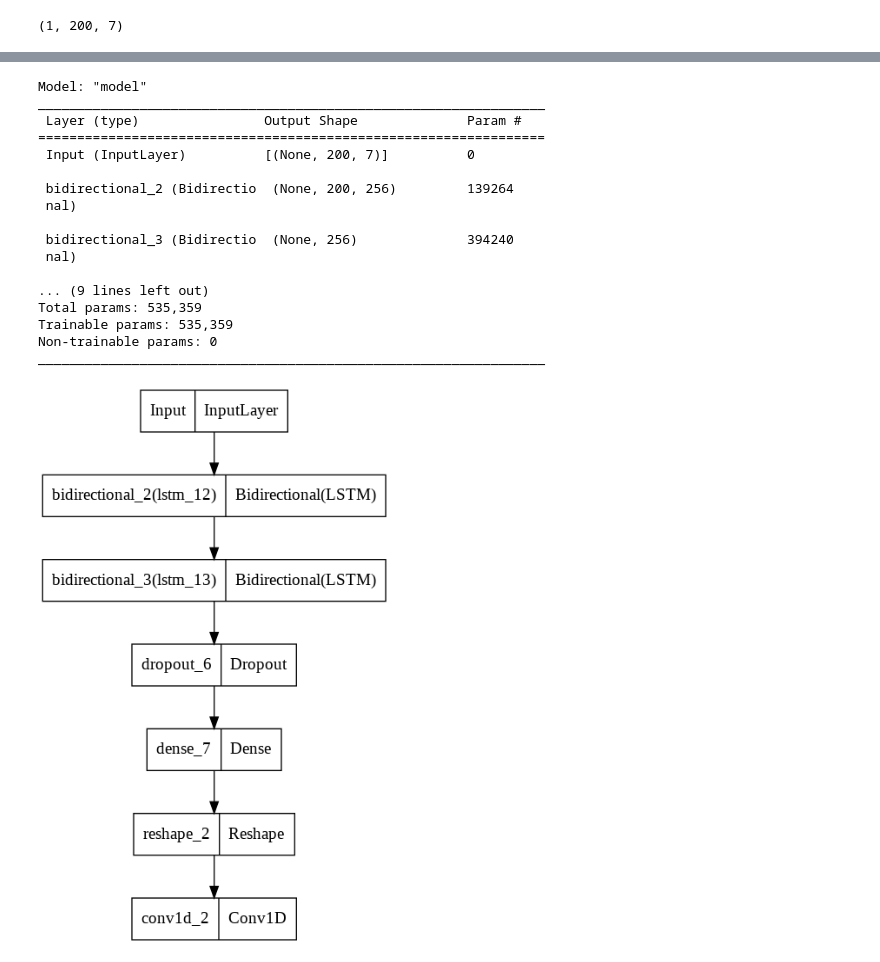
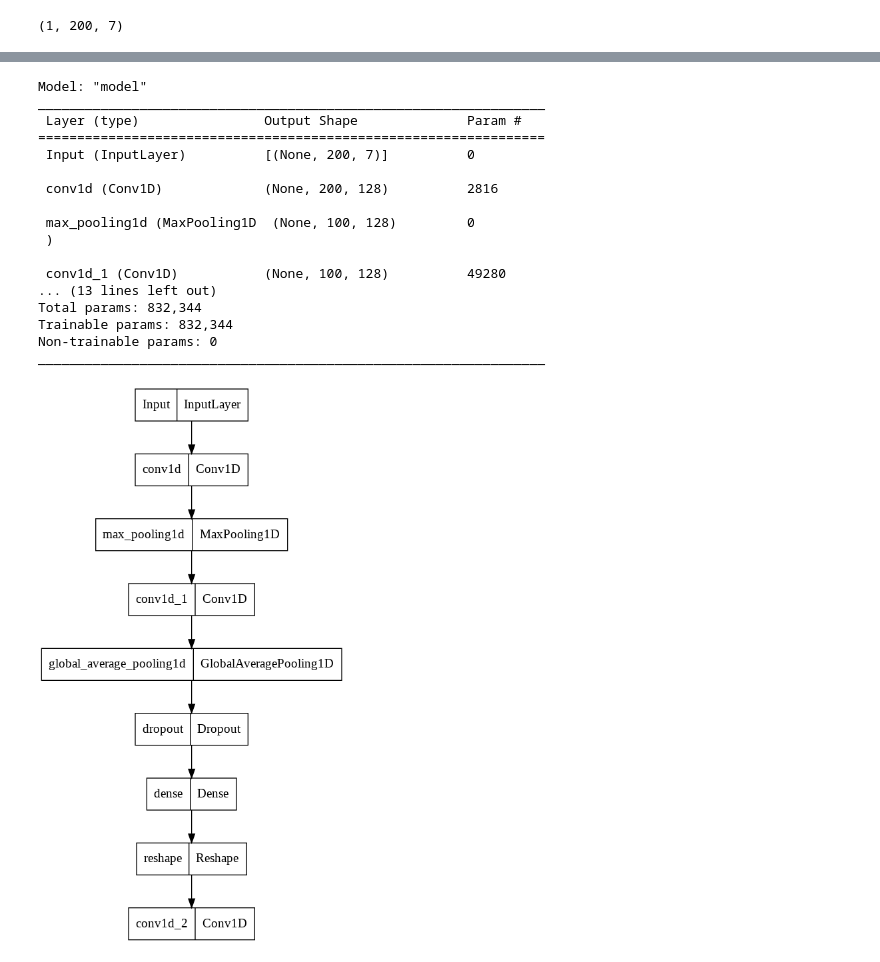
Before and after one commit to alice202122/2competitionDL, a Jupyter notebook: BiLSTM_fc.ipynb, the cells around one changed output, grey strips where cells are left out. Saved outputs shown, nothing was run; the diff lists cells and outputs as text; code cells hidden in the pictures.

```diff
--- a/BiLSTM_fc.ipynb
+++ b/BiLSTM_fc.ipynb
@@ -171,6 +173,6 @@ def build_sequences(df, target_labels=['Sponginess'], window=200, stride=40, tel
 # %%
 target_labels = dataset.columns
-telescope = 1
+telescope = 864
 # %%
 X_train, y_train = build_sequences(X_train_raw, target_labels, window, stride, telescope)
 X_test, y_test = build_sequences(X_test_raw, target_labels, window, stride, telescope)
@@ -202,22 +204,24 @@ epochs = 200
 # %%
 from pandas.core.dtypes.cast import convert_dtypes
 #merge convolution and recurrent networks
-def build_BiLSTM(input_shape, output_shape):
+#very powerful
+def build_1DCNN(input_shape, output_shape):
     # Build the neural network layer by layer
     input_layer = tfkl.Input(shape=input_shape, name='Input')
 
     # Feature extractor
-    bilstm = tfkl.Bidirectional(tfkl.LSTM(128, return_sequences=True))(input_layer)
-    bilstm = tfkl.Bidirectional(tfkl.LSTM(128))(bilstm)
-    dropout = tfkl.Dropout(.5, seed=seed)(bilstm)
+    cnn = tfkl.Conv1D(128,3,padding='same',activation='relu')(input_layer)
+    cnn = tfkl.MaxPooling1D()(cnn)
+    cnn = tfkl.Conv1D(128,3,padding='same',activation='relu')(cnn)
+    gap = tfkl.GlobalAveragePooling1D()(cnn)
+    #bad network, bat dropout
+    dropout = tfkl.Dropout(.5, seed=seed)(gap)
 
     dense = tfkl.Dense(output_shape[-1]*output_shape[-2], activation='relu')(dropout)
     #try without dense
     output_layer = tfkl.Reshape((output_shape[-2],output_shape[-1]))(dense)
     #this could be the last layer
     output_layer = tfkl.Conv1D(output_shape[-1], 1, padding='same')(output_layer)
-
-
     # Connect input and output through the Model class
     model = tfk.Model(inputs=input_layer, outputs=output_layer, name='model')
 
@@ -227,28 +231,28 @@ def build_BiLSTM(input_shape, output_shape):
     # Return the model
     return model
 # %%
-model = build_BiLSTM(input_shape, output_shape)
+model = build_1DCNN(input_shape, output_shape)
 model.summary()
 tfk.utils.plot_model(model, expand_nested=True)
 # %% [output]
 Model: "model"
 _________________________________________________________________
  Layer (type)                Output Shape              Param #
 =================================================================
  Input (InputLayer)          [(None, 200, 7)]          0
 
- bidirectional_2 (Bidirectio  (None, 200, 256)         139264
- nal)
+ conv1d (Conv1D)             (None, 200, 128)          2816
 
- bidirectional_3 (Bidirectio  (None, 256)              394240
- nal)
+ max_pooling1d (MaxPooling1D  (None, 100, 128)         0
+ )
 
-... (9 lines left out)
-Total params: 535,359
-Trainable params: 535,359
+ conv1d_1 (Conv1D)           (None, 100, 128)          49280
+... (13 lines left out)
+Total params: 832,344
+Trainable params: 832,344
 Non-trainable params: 0
 _________________________________________________________________
-[figure, old version]
+[figure, new version]
 # %%
 # Train the model
 history = model.fit(
```
Also changed, not shown: parts of 21 cells of this notebook.
